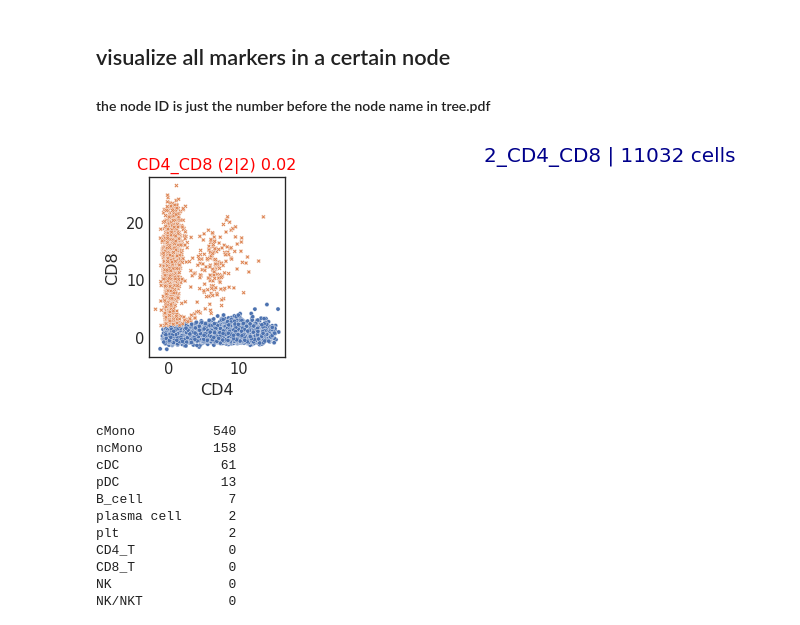
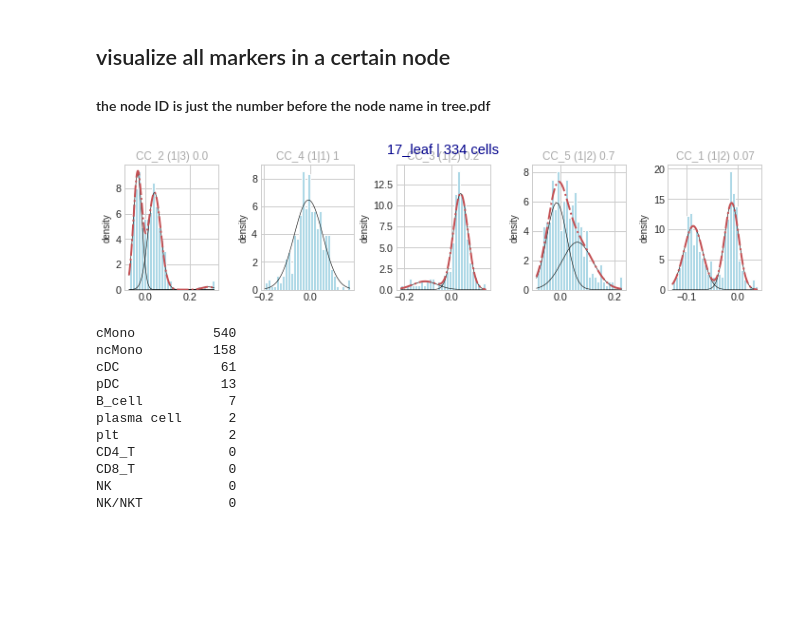
Before and after one commit to xinzhu-email/CITE-pool, a Jupyter notebook: AnalysisTutorial_.ipynb, the cells around one changed output. Saved outputs shown, nothing was run; the diff lists cells and outputs as text; code cells hidden in the pictures; blank space fills up the shorter version.

```diff
--- a/AnalysisTutorial_.ipynb
+++ b/AnalysisTutorial_.ipynb
@@ -27,14 +27,14 @@ l = list(data.columns)
 # data = pd.read_csv('../SeuratV4/subdata/'+id+'_ADT.csv', sep=',',index_col=0, header=0)
 # data.index = data.index.astype(str)
 # adata = sc.read_h5ad('../data/PBMC DATA/1/data.h5ad')
-id='1/6'
-f = open('../output/PBMC_1/'+id+'/tree.pickle','rb')
+id='0'
+f = open('../output/PBMC_1/'+id+'/tree_retrain.pickle','rb')
 # f = open('../data/4tumor/output/ADT_'+id+'/tree.pickle','rb')
 # true = pd.read_csv('./data/4tumor/gating_cluster.csv',index_col=0)
 # f = open('CITEsort_out/SeuratV3_main_ct_smooth2/tree.pickle','rb')
 tree = pickle.load(f)
 f.close()
-traversal = BTreeTraversal(tree)
+# traversal = BTreeTraversal(tree)
 # %%
 data_ = adata[:,adata.var['feature_types']=='Antibody Capture'].to_df()
 # %% [markdown]
@@ -74,10 +74,10 @@ ValueError: Unable to coerce to Series, length must be 2: given 784510
 ## visualize all markers in a certain node
 #### the node ID is just the number before the node name in tree.pdf
 # %%
-node_ID = 2
-traversal.plot_node(data_,node_ID,viz_dim=2)
+node_ID = 17
+traversal.plot_node(data_,node_ID,viz_dim=1)
 # %% [output]
-[figure, old version]
+[figure, new version]
 # %%
 pred = pd.read_csv('../output/PBMC_1/3/43/leaf_labels.csv',index_col=0)
 pred.loc[node.right.indices,'Label'].value_counts()
```
Also changed, not shown: parts of 2 cells of this notebook, 4 other files.
